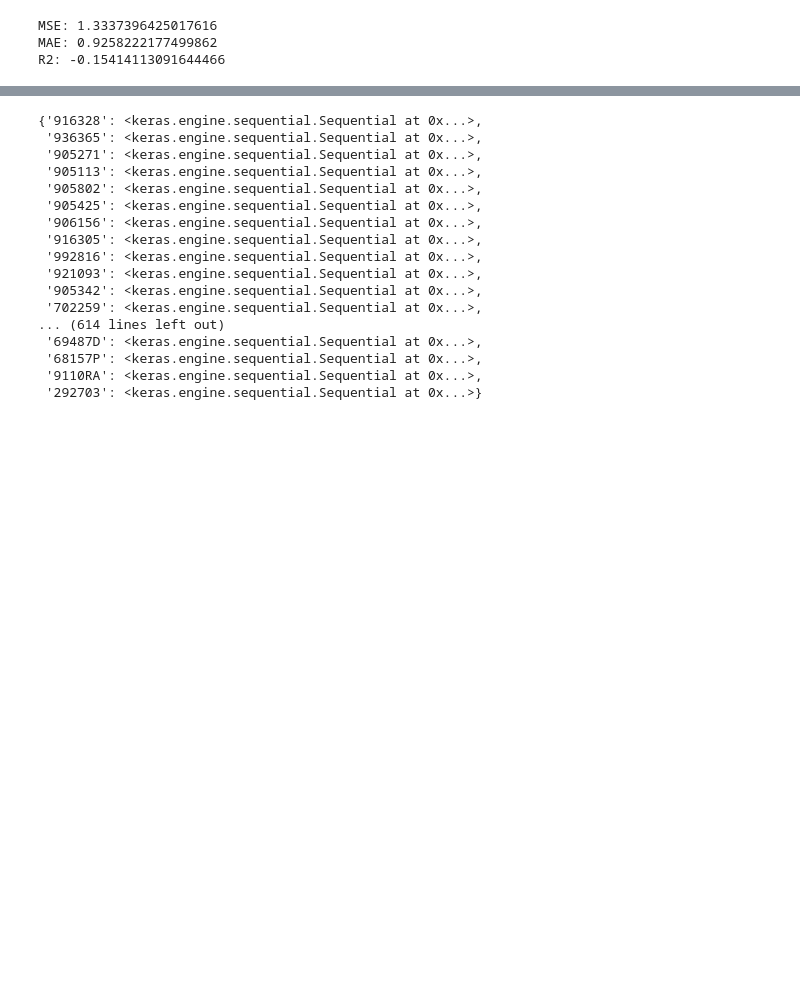
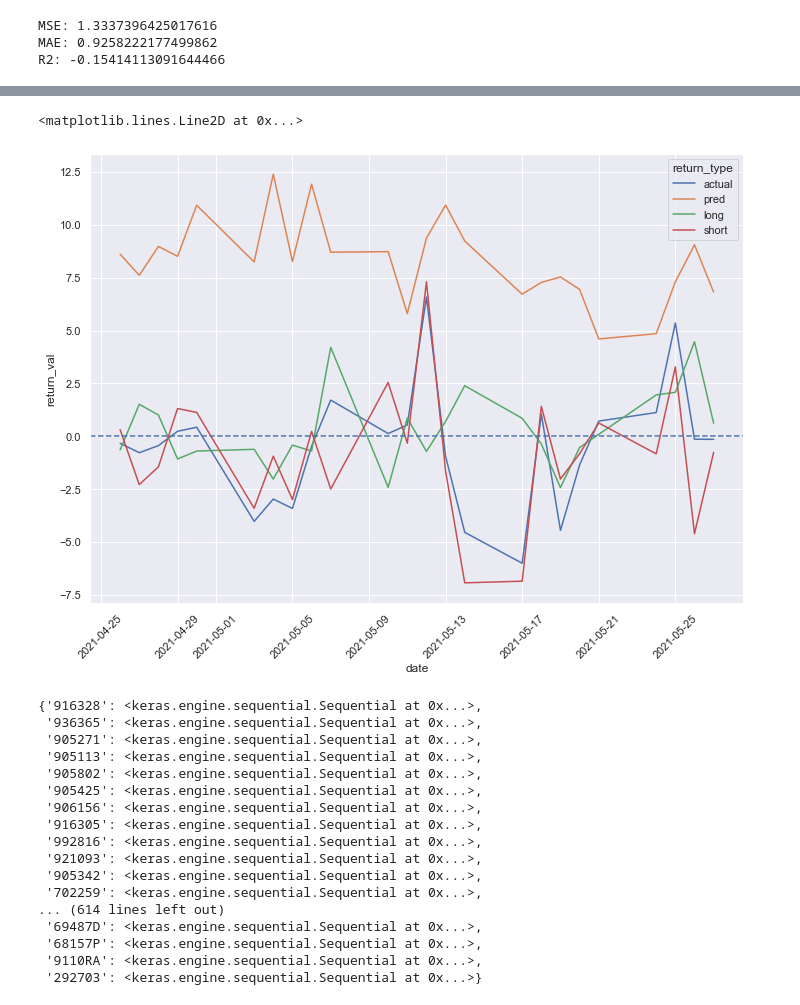
Before and after one commit to jeremylee73/differential-capital, a Jupyter notebook: rnn-model/simple-rnn-pipeline-2.ipynb, the cells around one changed output, grey strips where cells are left out. Saved outputs shown, nothing was run; the diff lists cells and outputs as text; code cells hidden in the pictures; blank space fills up the shorter version.

Commit message:
model metrics and visualizations

```diff
--- a/rnn-model/simple-rnn-pipeline-2.ipynb
+++ b/rnn-model/simple-rnn-pipeline-2.ipynb
@@ -321,0 +360,2 @@ R2: -0.15414113091644466
+# %%
+metrics_240 = get_metrics(240)
@@ -321,0 +430,13 @@ R2: -0.15414113091644466
+# %%
+returns_240 = get_returns(metrics_240[0])
+
+new_df = pd.DataFrame()
+for col in returns_240.columns:
+    df = pd.DataFrame()
+    df["date"] = returns_240.index
+    df["return_val"] = returns_240[col].values
+    df["return_type"] = col.replace("_returns", "")
+    new_df = pd.concat([new_df, df])
+
+new_df.set_index("date", inplace=True)
+new_df
@@ -322,3 +458,13 @@ R2: -0.15414113091644466
+# %%
+import matplotlib.pyplot as plt
+
+sns.set(rc={'figure.figsize':(11.7,8.27)})
+sns.lineplot(data=new_df, x="date", y="return_val", hue="return_type")
+plt.xticks(rotation=45)
+plt.axhline(0, ls="--")
+# %% [output]
+<matplotlib.lines.Line2D at 0x...>
+[figure, added]
 # %%
 def get_all_models(t, look_back):
     models = {}
```
Also changed, not shown: parts of 7 cells of this notebook.
